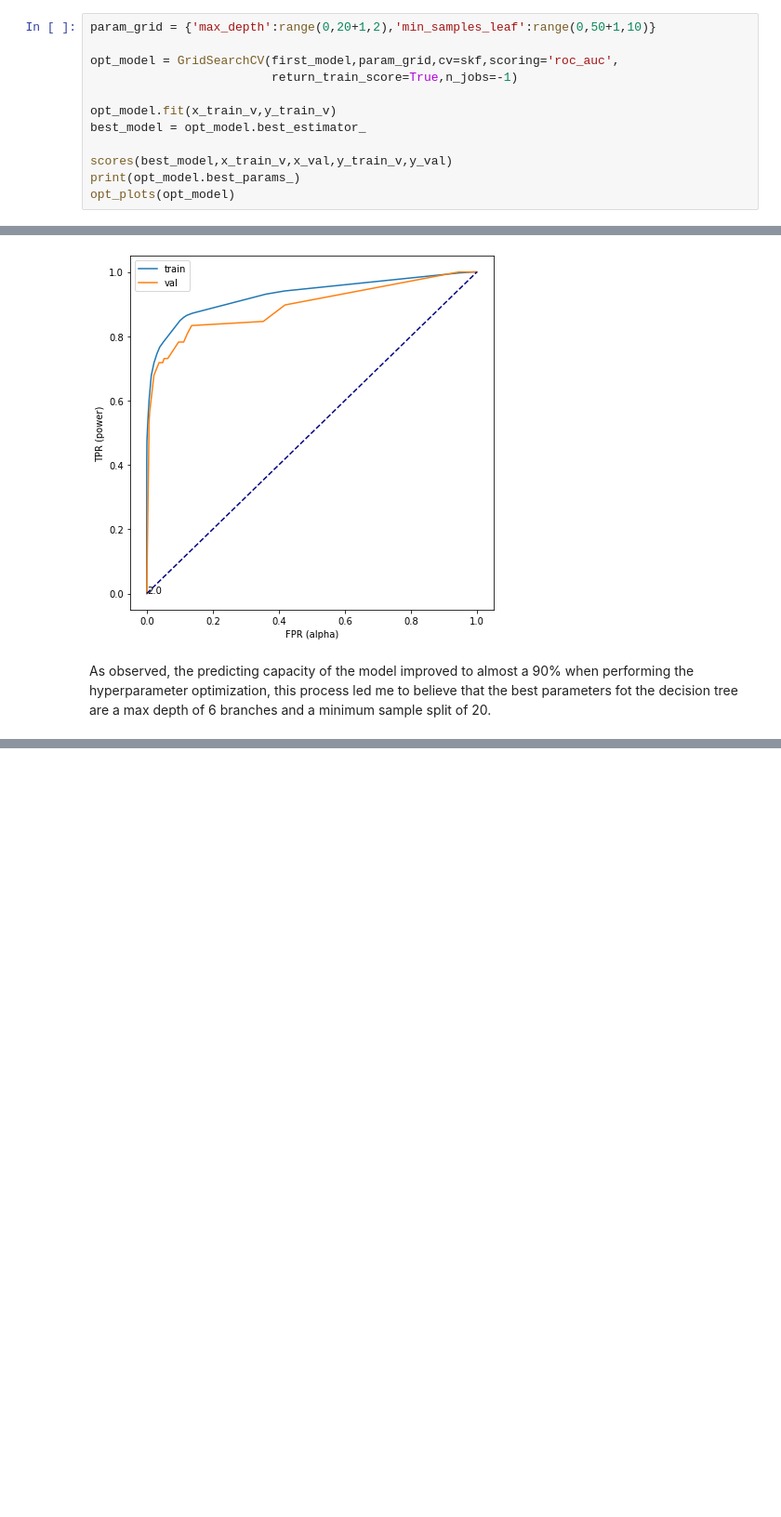
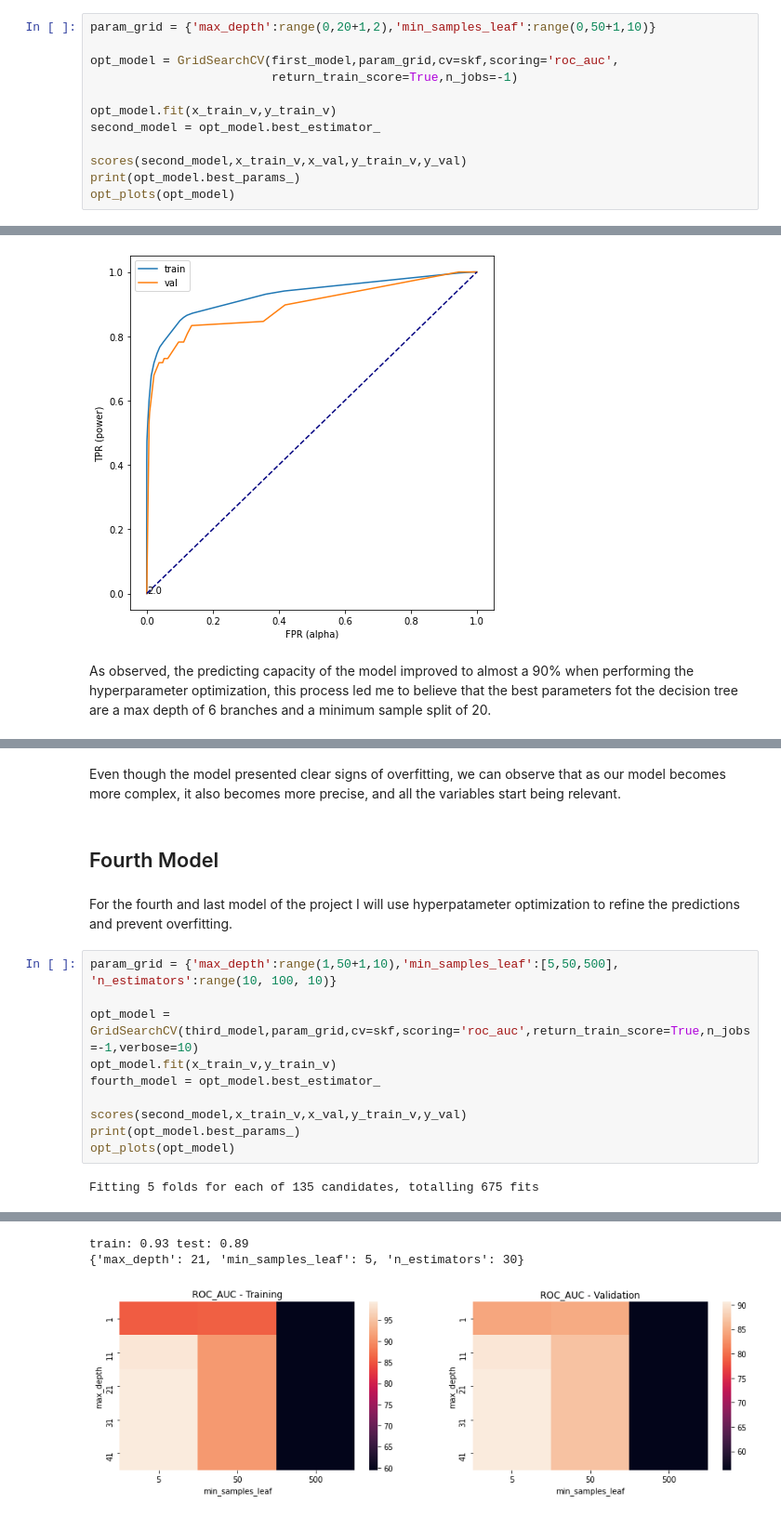
Before and after one commit to javidiez04/Syria_tel_churn, a Jupyter notebook: Notebooks/Analysis.ipynb, the cells around one changed output, grey strips where cells are left out. Shown at 93% size. Drawn from its saved outputs; the diff is of its cells as text; blank space fills up the shorter version.

Commit message:
project review

```diff
--- a/Notebooks/Analysis.ipynb
+++ b/Notebooks/Analysis.ipynb
@@ -132,9 +154,9 @@ opt_model = GridSearchCV(first_model,param_grid,cv=skf,scoring='roc_auc',
                          return_train_score=True,n_jobs=-1)
 
 opt_model.fit(x_train_v,y_train_v)
-best_model = opt_model.best_estimator_
+second_model = opt_model.best_estimator_
 
-scores(best_model,x_train_v,x_val,y_train_v,y_val)
+scores(second_model,x_train_v,x_val,y_train_v,y_val)
 print(opt_model.best_params_)
 opt_plots(opt_model)
 # %% [output]
@@ -160,0 +237,18 @@ x_train_v.head()
+# %% [markdown]
+Even though the model presented clear signs of overfitting, we can observe that as our model becomes more complex, it also becomes more precise, and all the variables start being relevant.
+# %% [markdown]
+## Fourth Model
+# %% [markdown]
+For the fourth and last model of the project I will use hyperpatameter optimization to refine the predictions and prevent overfitting.
+# %%
+param_grid = {'max_depth':range(1,50+1,10),'min_samples_leaf':[5,50,500], 'n_estimators':range(10, 100, 10)}
+
+opt_model = GridSearchCV(third_model,param_grid,cv=skf,scoring='roc_auc',return_train_score=True,n_jobs=-1,verbose=10)
+opt_model.fit(x_train_v,y_train_v)
+fourth_model = opt_model.best_estimator_
+
+scores(second_model,x_train_v,x_val,y_train_v,y_val)
+print(opt_model.best_params_)
+opt_plots(opt_model)
+# %% [output]
+Fitting 5 folds for each of 135 candidates, totalling 675 fits
@@ -160,0 +272,3 @@ x_train_v.head()
+train: 0.93 test: 0.89
+{'max_depth': 21, 'min_samples_leaf': 5, 'n_estimators': 30}
+[figure, added]
```
Also changed, not shown: parts of 32 cells of this notebook.
